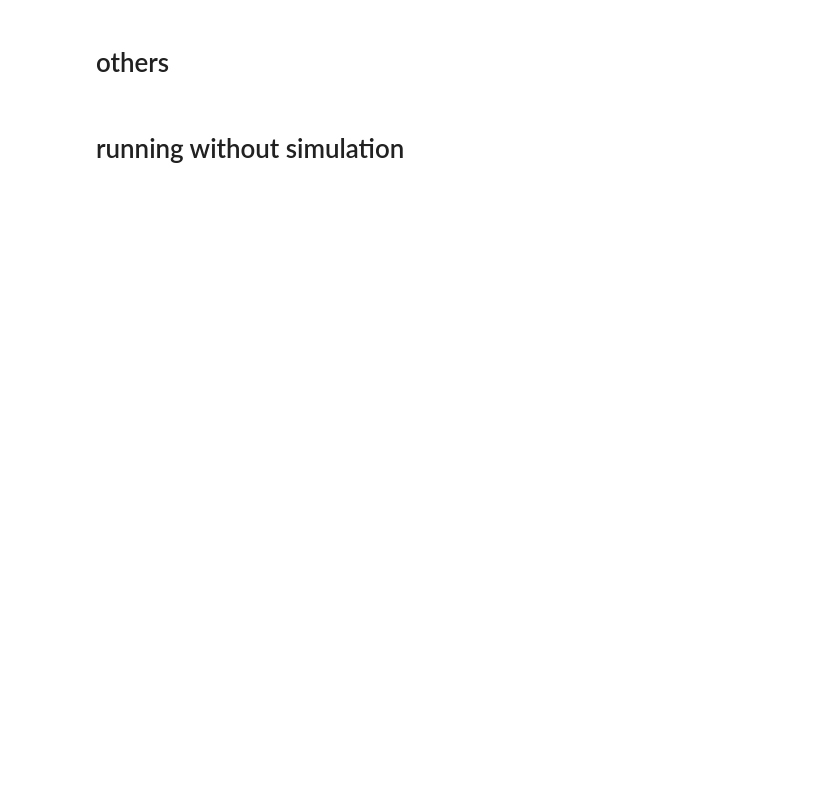
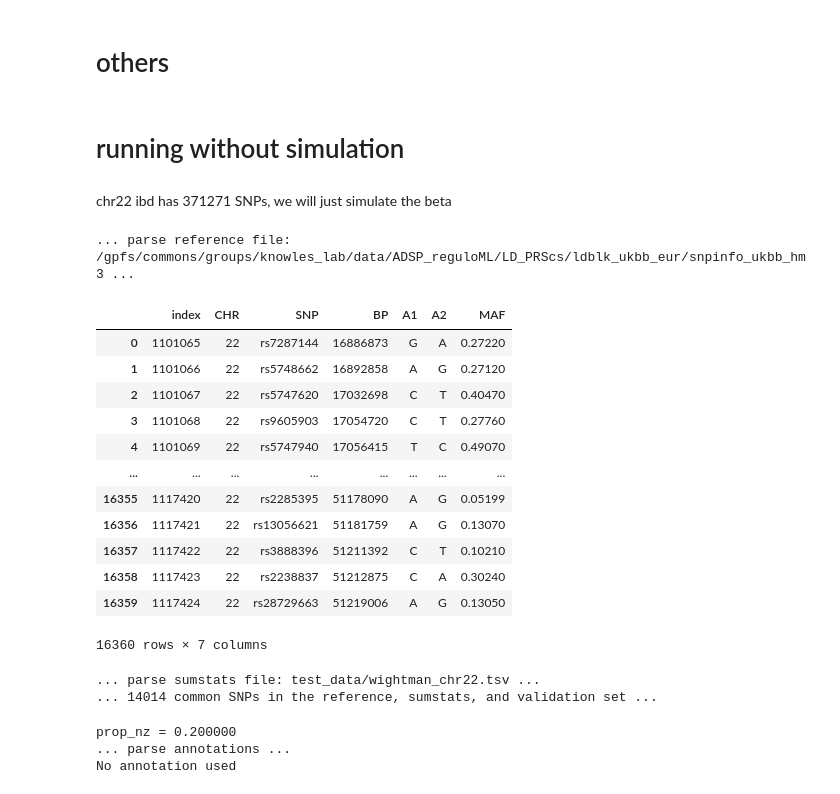
Before and after one commit to davidaknowles/casopr, a Jupyter notebook: simulation.ipynb, the cells around one changed output. Drawn from its saved outputs; the diff is of its cells as text; code cells hidden in the pictures; blank space fills up the shorter version.

Commit message:
simulate beta, add PRSCS

```diff
--- a/simulation.ipynb
+++ b/simulation.ipynb
@@ -1141,6 +1148,8 @@ Done after 204 iterations. Increasing num_particles to 2.
 # others
 # %% [markdown]
 # running without simulation
+# %% [markdown]
+chr22 ibd has 371271 SNPs, we will just simulate the beta
 # %%
 def no_anno_result(param_dict,  chrom=22, refit_time=1,prop_nz = 0.2, prscs_file = 'test_data/prscs_wightman_ADSP_ibd_36k.txt'):
 
@@ -1238,3 +1247,53 @@ def no_anno_result(param_dict,  chrom=22, refit_time=1,prop_nz = 0.2, prscs_file
     print('person R list')
     print(pearsonr_list)
     return(anno_list,pearsonr_list)
+# %%
+chr22_dict =  {
+    'ref_dir' : '/gpfs/commons/groups/knowles_lab/data/ADSP_reguloML/LD_PRScs/ldblk_ukbb_eur',
+    'bim_prefix' : "test_data/ADSP_qc_chr22",
+    'sst_file' : "test_data/wightman_chr22.tsv",
+    'n_gwas' : 762971,
+    'out_dir' : "test_data",
+    "seed" : 42,
+    "beta_std" : "False",
+    "n_iter" : 1000
+    }
+# %%
+ref_df = parse_genet.parse_ref(chr22_dict['ref_dir'] + '/snpinfo_ukbb_hm3')
+ref_df = ref_df[ref_df.CHR == 22]
+vld_df = parse_genet.parse_bim(chr22_dict['bim_prefix'] + ".bim")
+vld_df = vld_df[vld_df.CHR == 22]
+# %% [output]
+... parse reference file: /gpfs/commons/groups/knowles_lab/data/ADSP_reguloML/LD_PRScs/ldblk_ukbb_eur/snpinfo_ukbb_hm3 ...
+# %%
+ref_df
+# %% [output]
+|  | index | CHR | SNP | BP | A1 | A2 | MAF |
+| 0 | 1101065 | 22 | rs7287144 | 16886873 | G | A | 0.27220 |
+| 1 | 1101066 | 22 | rs5748662 | 16892858 | A | G | 0.27120 |
+| 2 | 1101067 | 22 | rs5747620 | 17032698 | C | T | 0.40470 |
+| 3 | 1101068 | 22 | rs9605903 | 17054720 | C | T | 0.27760 |
+| 4 | 1101069 | 22 | rs5747940 | 17056415 | T | C | 0.49070 |
+| ... | ... | ... | ... | ... | ... | ... | ... |
+| 16355 | 1117420 | 22 | rs2285395 | 51178090 | A | G | 0.05199 |
+| 16356 | 1117421 | 22 | rs13056621 | 51181759 | A | G | 0.13070 |
+| 16357 | 1117422 | 22 | rs3888396 | 51211392 | C | T | 0.10210 |
+| 16358 | 1117423 | 22 | rs2238837 | 51212875 | C | A | 0.30240 |
+| 16359 | 1117424 | 22 | rs28729663 | 51219006 | A | G | 0.13050 |
+16360 rows × 7 columns
+# %%
+sst_dict = parse_genet.parse_sumstats(ref_df, vld_df, chr22_dict['sst_file'], chr22_dict['n_gwas'])
+# %% [output]
+... parse sumstats file: test_data/wightman_chr22.tsv ...
+... 14014 common SNPs in the reference, sumstats, and validation set ...
+# %%
+importlib.reload(test_simulation)
+
+#chrom =22
+#ld_blk, ld_blk_sym, blk_size = parse_genet.parse_ldblk(chr22_dict['ref_dir'], sst_dict, 22)
+#print("There are %s ld_block. \n" %(len(ld_blk)))
+beta_true, beta_mrg, annotations, anno_names = simulate.simulate_sumstats(ld_blk, blk_size, chr22_dict['n_gwas'], len(sst_dict), sst_dict,anno_path = None, chrom=chrom,prop_nz = 0.2)
+# %% [output]
+prop_nz = 0.200000
+... parse annotations ...
+No annotation used
```
Also changed, not shown: parts of 7 cells of this notebook, 4 other files.
